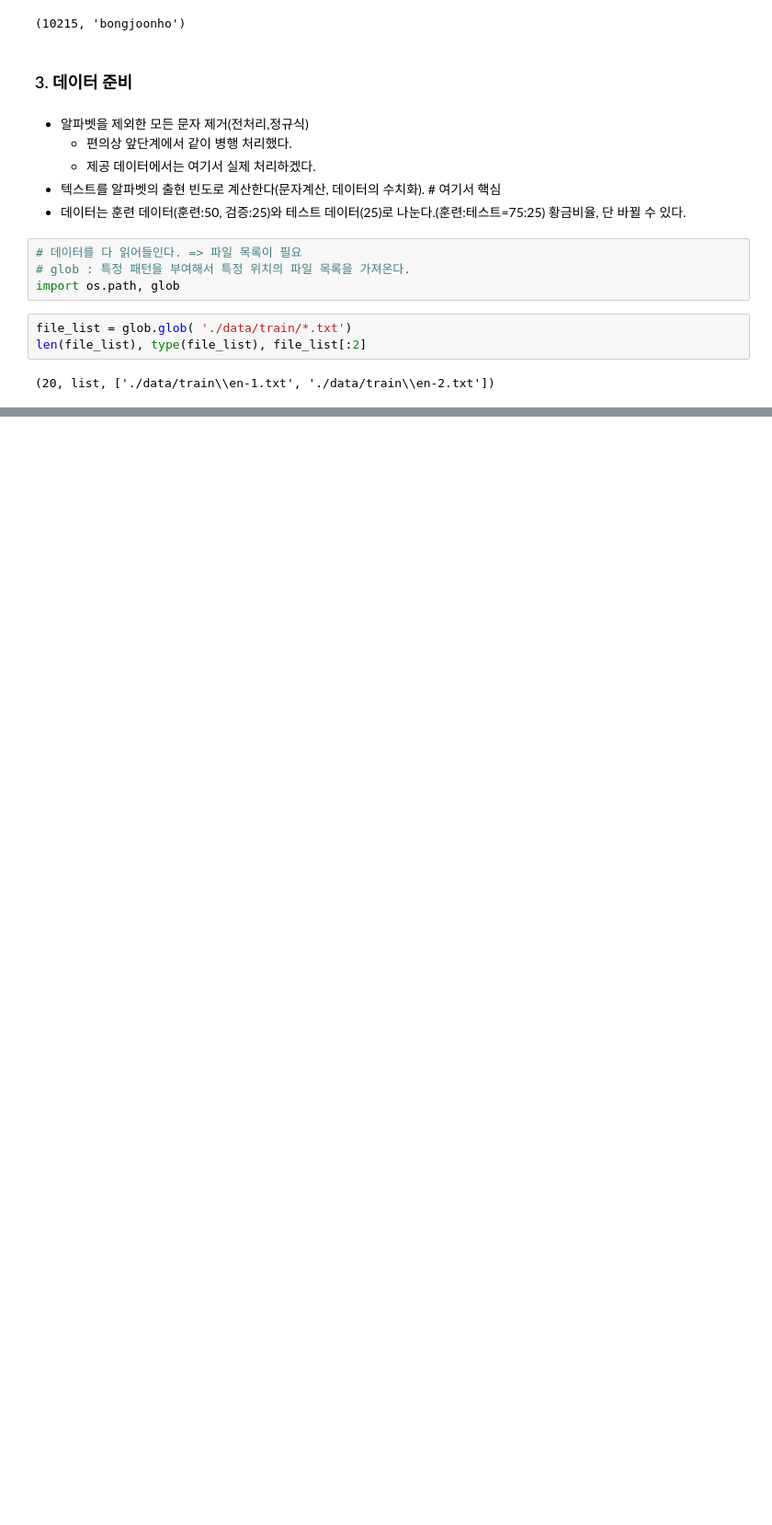
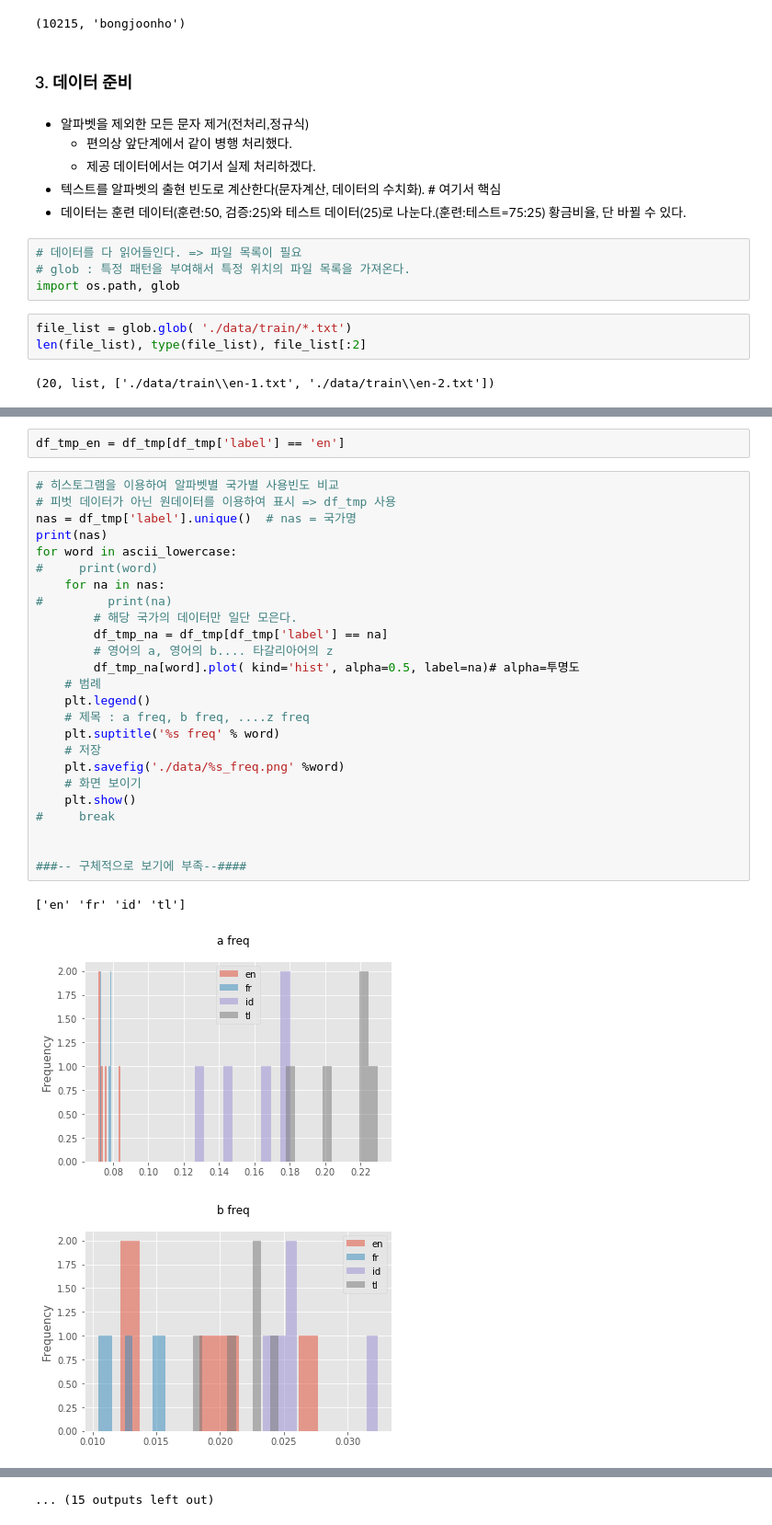
Before and after one commit to goatson/ml_dl_projects, a Jupyter notebook: ml/1. 머신러닝을 이용한 언어감지 서비스 구축(머신러닝 전과정 수행).ipynb, the cells around one changed output, grey strips where cells are left out. Shown at 92% size. Saved outputs shown, nothing was run; the diff lists cells and outputs as text; blank space fills up the shorter version.

```diff
--- a/ml/1. 머신러닝을 이용한 언어감지 서비스 구축(머신러닝 전과정 수행).ipynb
+++ b/ml/1. 머신러닝을 이용한 언어감지 서비스 구축(머신러닝 전과정 수행).ipynb
@@ -183,0 +406,31 @@ len(txt), txt.lower()[-1:]
+# %%
+df_tmp_en = df_tmp[df_tmp['label'] == 'en']
+# %%
+# 히스토그램을 이용하여 알파벳별 국가별 사용빈도 비교
+# 피벗 데이터가 아닌 원데이터를 이용하여 표시 => df_tmp 사용
+nas = df_tmp['label'].unique()  # nas = 국가명
+print(nas)
+for word in ascii_lowercase:
+#     print(word)
+    for na in nas:
+#         print(na)
+        # 해당 국가의 데이터만 일단 모은다.
+        df_tmp_na = df_tmp[df_tmp['label'] == na]
+        # 영어의 a, 영어의 b.... 타갈리아어의 z
+        df_tmp_na[word].plot( kind='hist', alpha=0.5, label=na)# alpha=투명도
+    # 범례
+    plt.legend()
+    # 제목 : a freq, b freq, ....z freq
+    plt.suptitle('%s freq' % word)
+    # 저장
+    plt.savefig('./data/%s_freq.png' %word)
+    # 화면 보이기
+    plt.show()
+#     break
+
+
+###-- 구체적으로 보기에 부족--####
+# %% [output]
+['en' 'fr' 'id' 'tl']
+[figure, added]
+[figure, added]
@@ -183,0 +446 @@ len(txt), txt.lower()[-1:]
+... (15 outputs left out)
```
Also changed, not shown: parts of 66 cells of this notebook, 43 other files.
